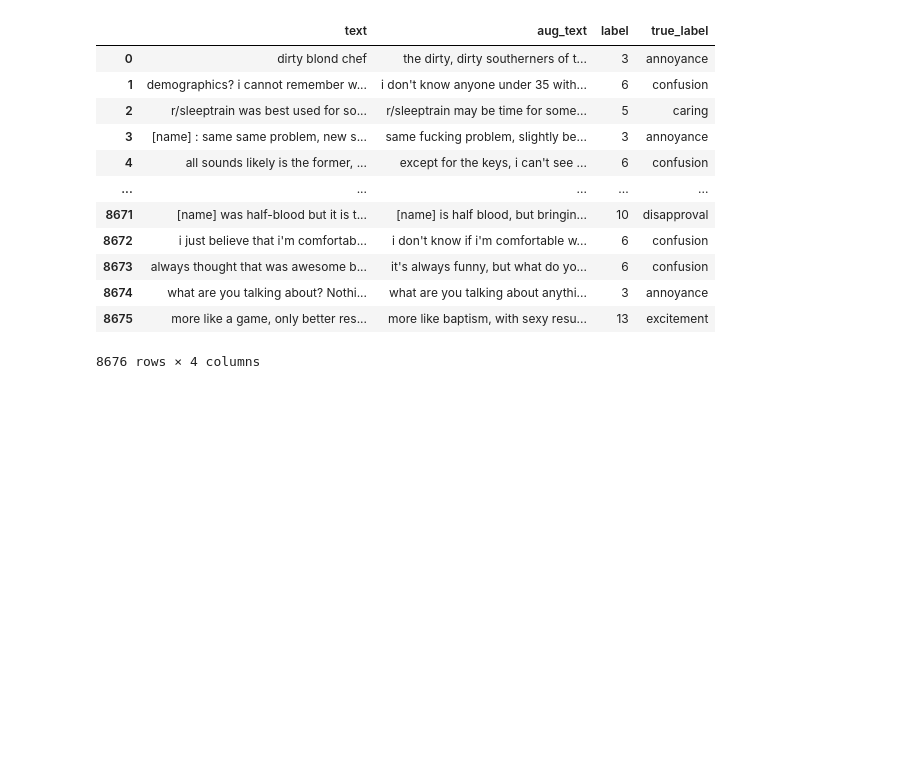
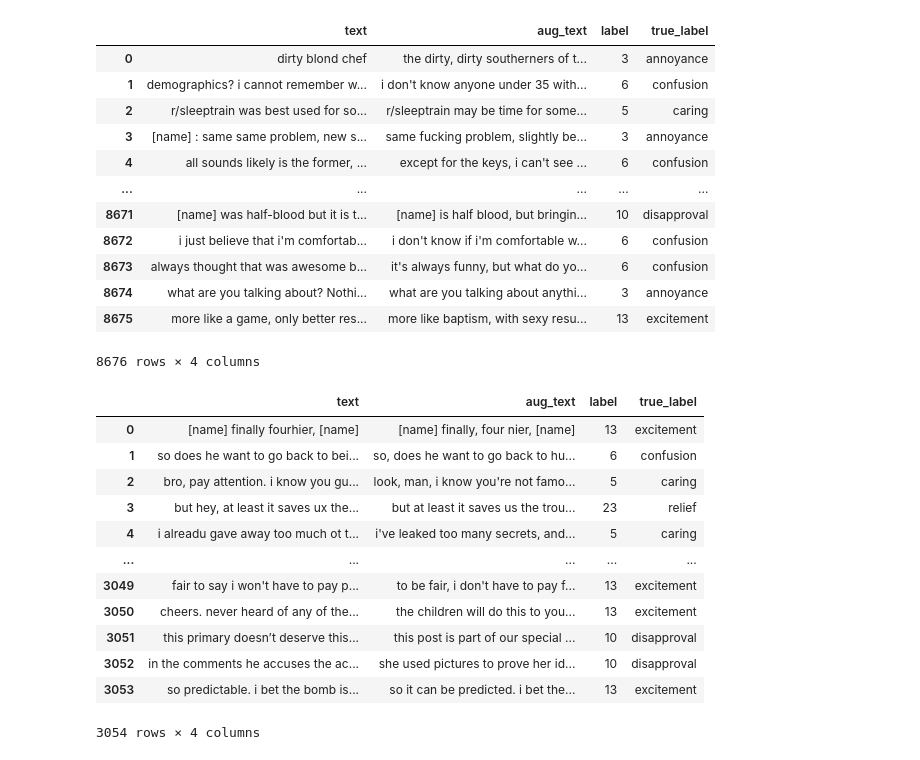
Before and after one commit to WayneWang86/HypEmo, a Jupyter notebook: data/go_emotion/read_data.ipynb, the cells around one changed output. Drawn from its saved outputs; the diff is of its cells as text; code cells hidden in the pictures; blank space fills up the shorter version.

Commit message:
ensemble aug data added
Signed-off-by: WayneWang86 <wyf9686@gmail.com>

```diff
--- a/data/go_emotion/read_data.ipynb
+++ b/data/go_emotion/read_data.ipynb
@@ -227,3 +227,20 @@ auged
 final_word_aug = pd.concat([baseline, auged])
 # %%
 final_word_aug[["text", "aug_text", "label"]].to_csv("./word2_augmentation/train.csv", index=False)
+# %%
+ensemble = pd.read_csv("./ensemble/ensemble_data.csv")
+ensemble
+# %% [output]
+|  | text | aug_text | label | true_label |
+| 0 | [name] finally fourhier, [name] | [name] finally, four nier, [name] | 13 | excitement |
+| 1 | so does he want to go back to bei... | so, does he want to go back to hu... | 6 | confusion |
+| 2 | bro, pay attention. i know you gu... | look, man, i know you're not famo... | 5 | caring |
+| 3 | but hey, at least it saves ux the... | but at least it saves us the trou... | 23 | relief |
+| 4 | i alreadu gave away too much ot t... | i've leaked too many secrets, and... | 5 | caring |
+| ... | ... | ... | ... | ... |
+| 3049 | fair to say i won't have to pay p... | to be fair, i don't have to pay f... | 13 | excitement |
+| 3050 | cheers. never heard of any of the... | the children will do this to you... | 13 | excitement |
+| 3051 | this primary doesn’t deserve this... | this post is part of our special ... | 10 | disapproval |
+| 3052 | in the comments he accuses the ac... | she used pictures to prove her id... | 10 | disapproval |
+| 3053 | so predictable. i bet the bomb is... | so it can be predicted. i bet the... | 13 | excitement |
+3054 rows × 4 columns
```
Also changed, not shown: parts of 3 cells of this notebook, 2 other files.
